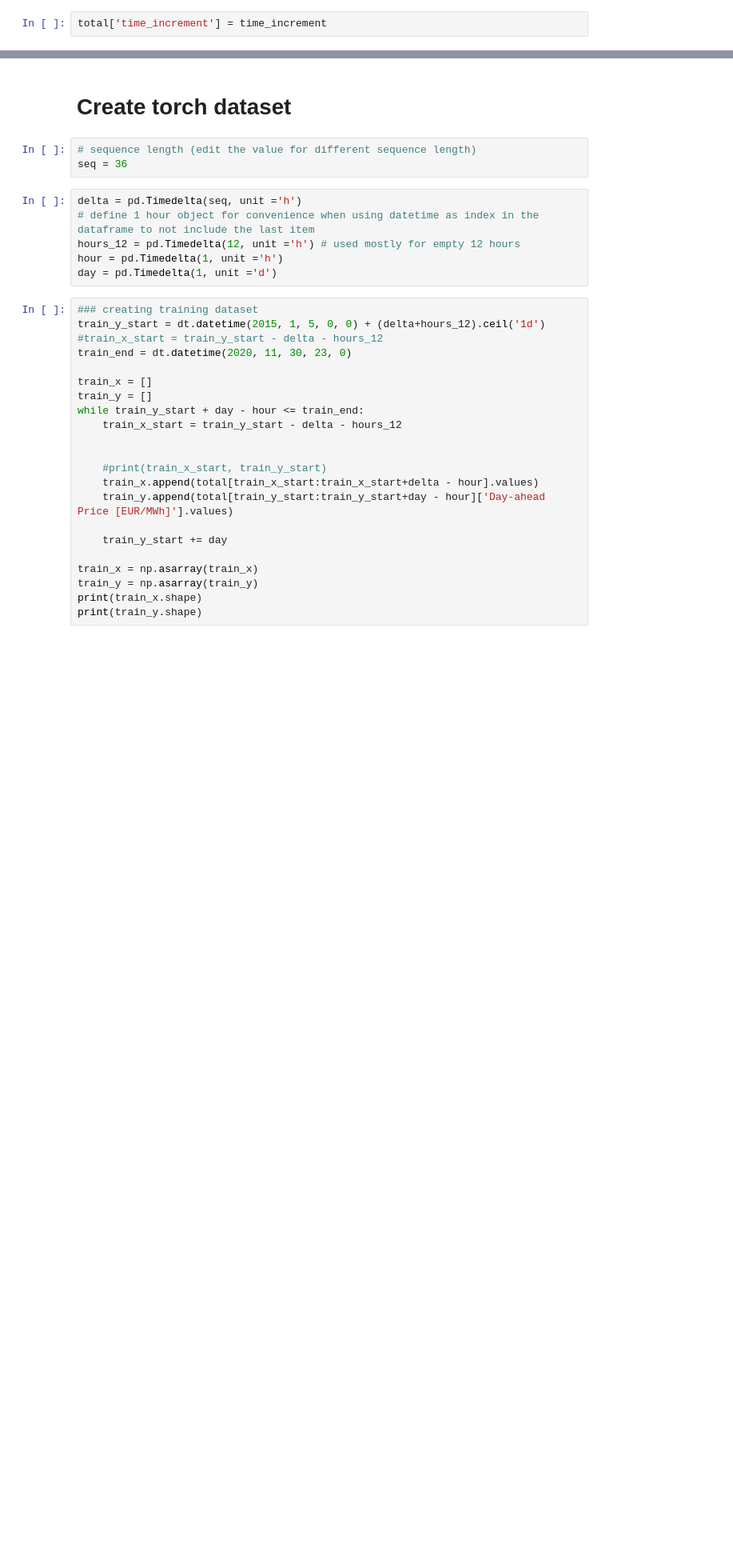
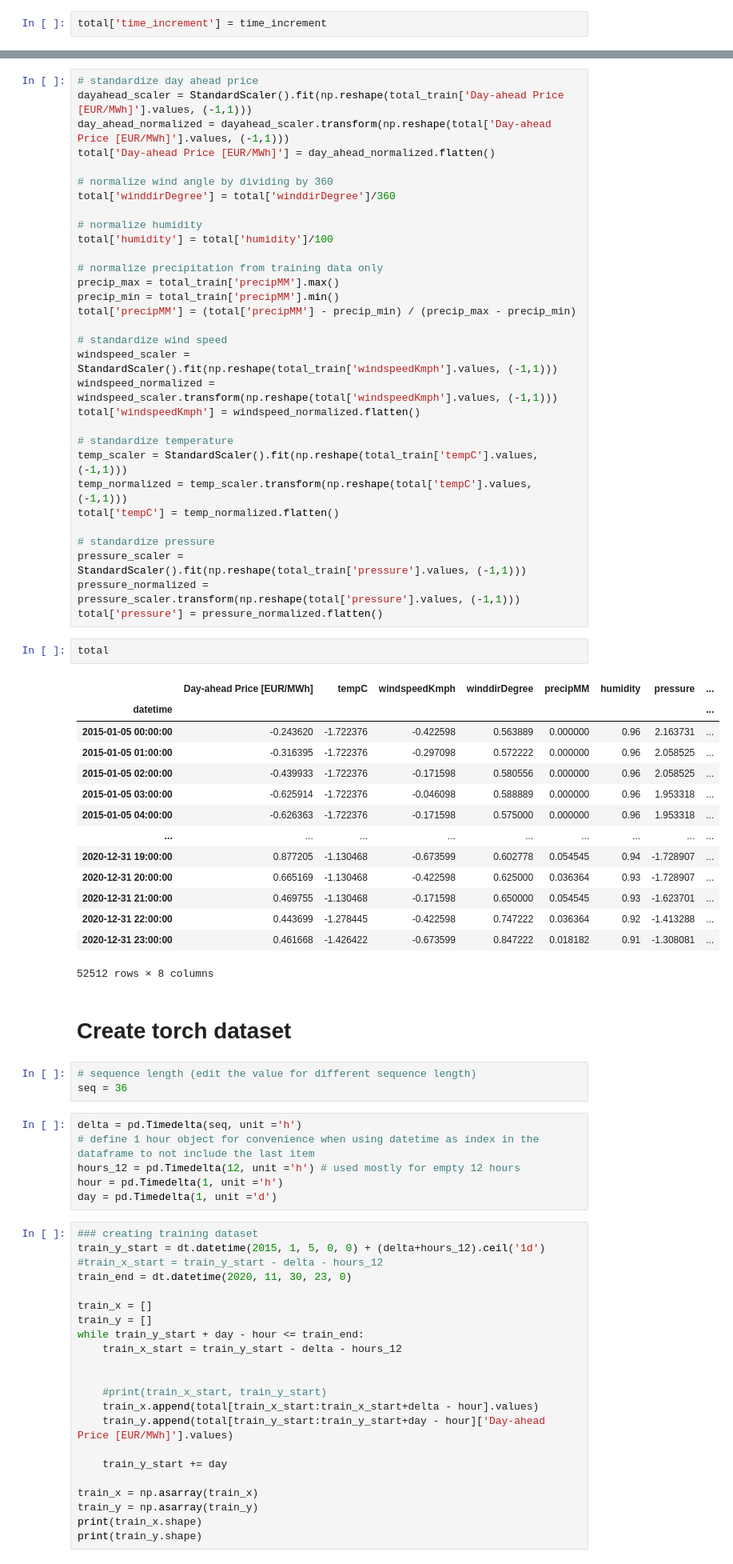
Before and after one commit to ShoCremers/DL_project, a Jupyter notebook: preprocessing.ipynb, the cells around one changed output, grey strips where cells are left out. Shown at 80% size. Drawn from its saved outputs; the diff is of its cells as text; blank space fills up the shorter version.

```diff
--- a/preprocessing.ipynb
+++ b/preprocessing.ipynb
@@ -248,3 +274,51 @@ total
+# %%
+# standardize day ahead price
+dayahead_scaler = StandardScaler().fit(np.reshape(total_train['Day-ahead Price [EUR/MWh]'].values, (-1,1)))
+day_ahead_normalized = dayahead_scaler.transform(np.reshape(total['Day-ahead Price [EUR/MWh]'].values, (-1,1)))
+total['Day-ahead Price [EUR/MWh]'] = day_ahead_normalized.flatten()
+
+# normalize wind angle by dividing by 360
+total['winddirDegree'] = total['winddirDegree']/360
+
+# normalize humidity
+total['humidity'] = total['humidity']/100
+
+# normalize precipitation from training data only
+precip_max = total_train['precipMM'].max()
+precip_min = total_train['precipMM'].min()
+total['precipMM'] = (total['precipMM'] - precip_min) / (precip_max - precip_min)
+
+# standardize wind speed
+windspeed_scaler = StandardScaler().fit(np.reshape(total_train['windspeedKmph'].values, (-1,1)))
+windspeed_normalized = windspeed_scaler.transform(np.reshape(total['windspeedKmph'].values, (-1,1)))
+total['windspeedKmph'] = windspeed_normalized.flatten()
+
+# standardize temperature
+temp_scaler = StandardScaler().fit(np.reshape(total_train['tempC'].values, (-1,1)))
+temp_normalized = temp_scaler.transform(np.reshape(total['tempC'].values, (-1,1)))
+total['tempC'] = temp_normalized.flatten()
+
+# standardize pressure
+pressure_scaler = StandardScaler().fit(np.reshape(total_train['pressure'].values, (-1,1)))
+pressure_normalized = pressure_scaler.transform(np.reshape(total['pressure'].values, (-1,1)))
+total['pressure'] = pressure_normalized.flatten()
+# %%
+total
+# %% [output]
+|  | Day-ahead Price [EUR/MWh] | tempC | windspeedKmph | winddirDegree | precipMM | humidity | pressure | ... |
+| datetime |  |  |  |  |  |  |  | ... |
+| 2015-01-05 00:00:00 | -0.243620 | -1.722376 | -0.422598 | 0.563889 | 0.000000 | 0.96 | 2.163731 | ... |
+| 2015-01-05 01:00:00 | -0.316395 | -1.722376 | -0.297098 | 0.572222 | 0.000000 | 0.96 | 2.058525 | ... |
+| 2015-01-05 02:00:00 | -0.439933 | -1.722376 | -0.171598 | 0.580556 | 0.000000 | 0.96 | 2.058525 | ... |
+| 2015-01-05 03:00:00 | -0.625914 | -1.722376 | -0.046098 | 0.588889 | 0.000000 | 0.96 | 1.953318 | ... |
+| 2015-01-05 04:00:00 | -0.626363 | -1.722376 | -0.171598 | 0.575000 | 0.000000 | 0.96 | 1.953318 | ... |
+| ... | ... | ... | ... | ... | ... | ... | ... | ... |
+| 2020-12-31 19:00:00 | 0.877205 | -1.130468 | -0.673599 | 0.602778 | 0.054545 | 0.94 | -1.728907 | ... |
+| 2020-12-31 20:00:00 | 0.665169 | -1.130468 | -0.422598 | 0.625000 | 0.036364 | 0.93 | -1.728907 | ... |
+| 2020-12-31 21:00:00 | 0.469755 | -1.130468 | -0.171598 | 0.650000 | 0.054545 | 0.93 | -1.623701 | ... |
+| 2020-12-31 22:00:00 | 0.443699 | -1.278445 | -0.422598 | 0.747222 | 0.036364 | 0.92 | -1.413288 | ... |
+| 2020-12-31 23:00:00 | 0.461668 | -1.426422 | -0.673599 | 0.847222 | 0.018182 | 0.91 | -1.308081 | ... |
+52512 rows × 8 columns
 # %% [markdown]
 # Create torch dataset
 # %%
```
Also changed, not shown: parts of 11 cells of this notebook.
